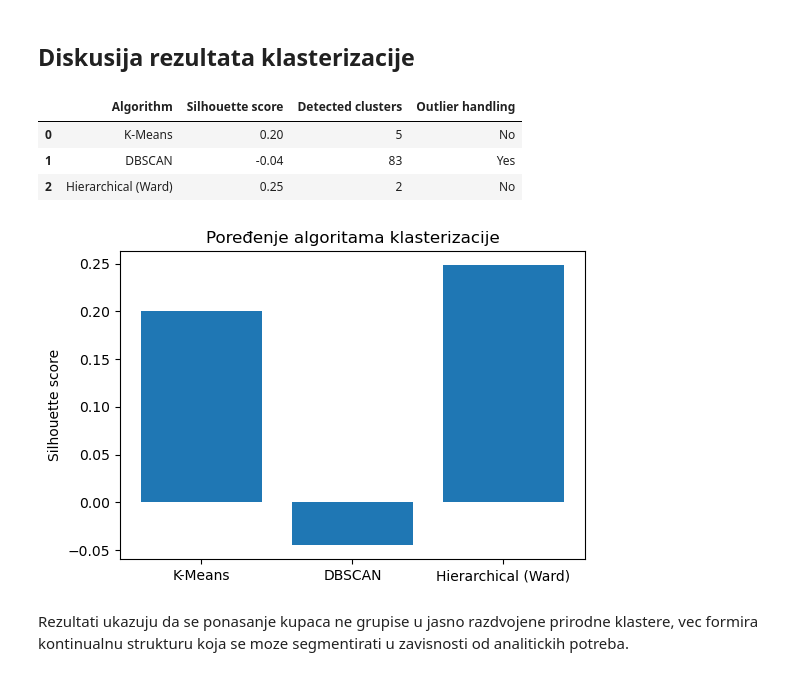
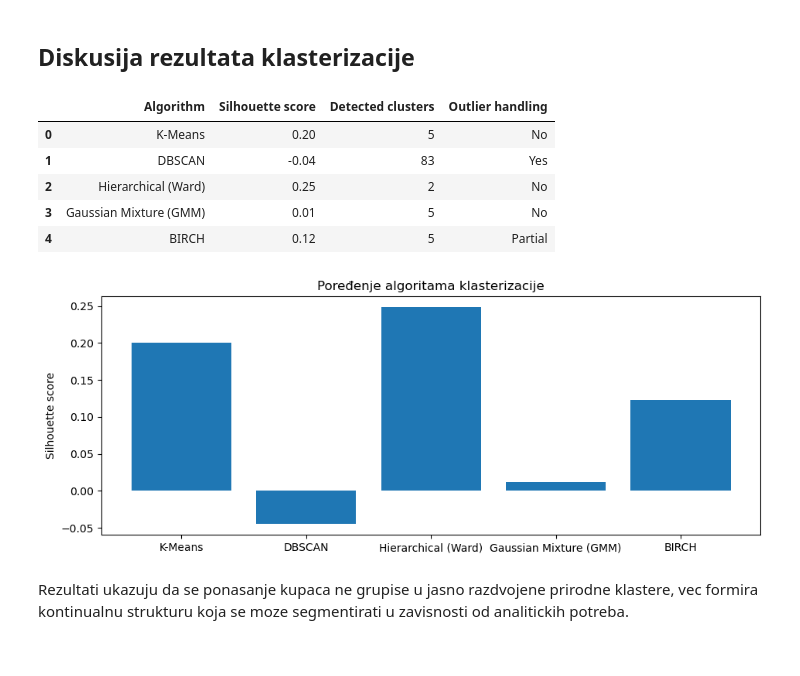
Before and after one commit to nemanjastojanovicc/amazon-sales, a Jupyter notebook: amazon-sales-main.ipynb, the cells around one changed output. Saved outputs shown, nothing was run; the diff lists cells and outputs as text; code cells hidden in the pictures.

```diff
--- a/amazon-sales-main.ipynb
+++ b/amazon-sales-main.ipynb
@@ -648,6 +648,8 @@ print("GMM Silhouette:",
       silhouette_score(X_scaled, gmm_labels))
 # %% [output]
 GMM Silhouette: 0.011940122060240886
+# %%
+sil_score_gmm = silhouette_score(X_scaled, gmm_labels)
 # %% [markdown]
 ### PCA
 # %%
@@ -676,6 +678,8 @@ birch = Birch(n_clusters=optimal_k)
 birch_labels = birch.fit_predict(X_scaled)
 
 customer_df["cluster_birch"] = birch_labels
+# %%
+sil_score_birch = silhouette_score(X_scaled, birch_labels)
 # %%
 print("BIRCH Silhouette:",
       silhouette_score(X_scaled, birch_labels))
@@ -704,22 +708,30 @@ results = {
     "Algorithm": [
         "K-Means",
         "DBSCAN",
-        "Hierarchical (Ward)"
+        "Hierarchical (Ward)",
+        "Gaussian Mixture (GMM)",
+        "BIRCH"
     ],
     "Silhouette score": [
         sil_score_kmeans,
         sil_score_dbscan,
-        max(sil_scores_hier)
+        max(sil_scores_hier),
+        sil_score_gmm,
+        sil_score_birch
     ],
     "Detected clusters": [
         optimal_k,
         customer_df["cluster_dbscan"].nunique(),
-        k_range[sil_scores_hier.index(max(sil_scores_hier))]
+        k_range[sil_scores_hier.index(max(sil_scores_hier))],
+        optimal_k,
+        optimal_k
     ],
     "Outlier handling": [
         "No",
         "Yes",
-        "No"
+        "No",
+        "No",
+        "Partial"
     ]
 }
 # %%
@@ -730,18 +742,20 @@ results_df
 | 0 | K-Means | 0.20 | 5 | No |
 | 1 | DBSCAN | -0.04 | 83 | Yes |
 | 2 | Hierarchical (Ward) | 0.25 | 2 | No |
+| 3 | Gaussian Mixture (GMM) | 0.01 | 5 | No |
+| 4 | BIRCH | 0.12 | 5 | Partial |
 # %%
-plt.figure(figsize=(6, 4))
+plt.figure(figsize=(11, 4))
 plt.bar(
     results_df["Algorithm"],
     results_df["Silhouette score"]
 )
 
 plt.ylabel("Silhouette score")
 plt.title("Poređenje algoritama klasterizacije")
 plt.show()
 # %% [output]
-[figure, old version]
+[figure, new version]
 # %% [markdown]
 Rezultati ukazuju da se ponasanje kupaca ne grupise u jasno razdvojene
 prirodne klastere, vec formira kontinualnu strukturu koja se moze
```
